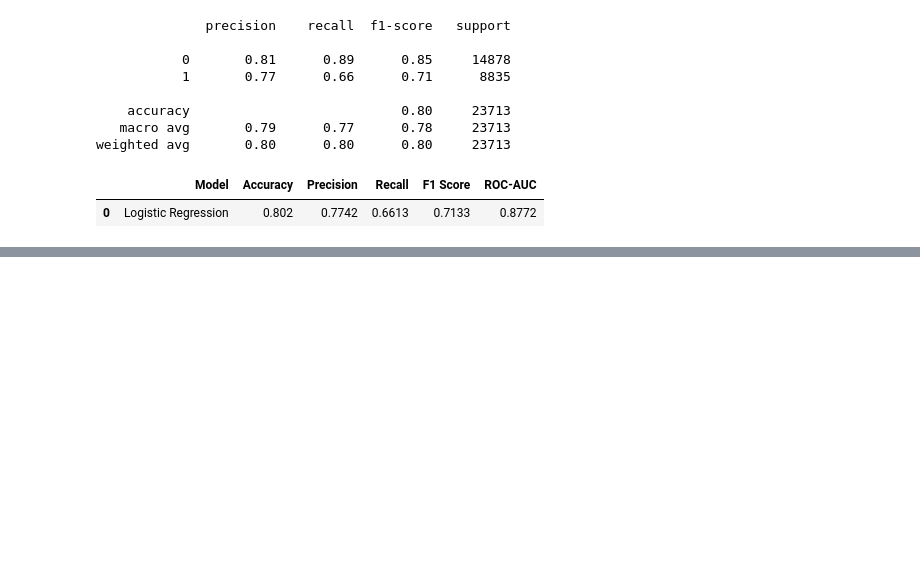
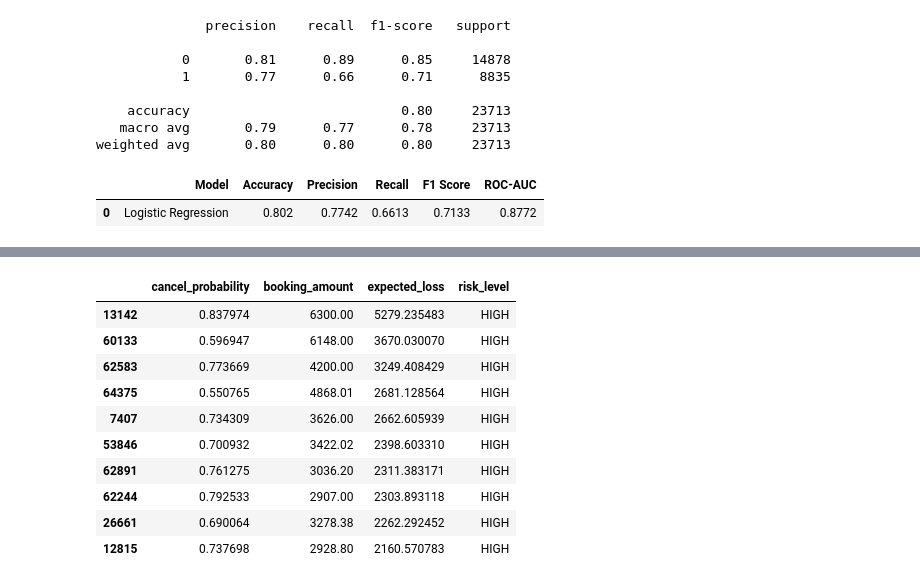
Before and after one commit to mseon94/Machine-Learning-PRJ, a Jupyter notebook: hotel_ml.ipynb, the cells around one changed output, grey strips where cells are left out. Cells and saved outputs as stored; diff of their text form; code cells hidden in the pictures; blank space fills up the shorter version.

```diff
--- a/hotel_ml.ipynb
+++ b/hotel_ml.ipynb
@@ -609,0 +1180,37 @@ model_results.to_csv(
+# %%
+q50 = val_result["expected_loss"].quantile(0.50)
+q75 = val_result["expected_loss"].quantile(0.75)
+
+def risk_level(loss):
+    if loss >= q75:
+        return "HIGH"
+    elif loss >= q50:
+        return "MEDIUM"
+    else:
+        return "LOW"
+
+val_result["risk_level"] = val_result["expected_loss"].apply(risk_level)
+# %%
+val_result[
+    [
+        "cancel_probability",
+        "booking_amount",
+        "expected_loss",
+        "risk_level"
+    ]
+].sort_values(
+    "expected_loss",
+    ascending=False
+).head(10)
+# %% [output]
+|  | cancel_probability | booking_amount | expected_loss | risk_level |
+| 13142 | 0.837974 | 6300.00 | 5279.235483 | HIGH |
+| 60133 | 0.596947 | 6148.00 | 3670.030070 | HIGH |
+| 62583 | 0.773669 | 4200.00 | 3249.408429 | HIGH |
+| 64375 | 0.550765 | 4868.01 | 2681.128564 | HIGH |
+| 7407 | 0.734309 | 3626.00 | 2662.605939 | HIGH |
+| 53846 | 0.700932 | 3422.02 | 2398.603310 | HIGH |
+| 62891 | 0.761275 | 3036.20 | 2311.383171 | HIGH |
+| 62244 | 0.792533 | 2907.00 | 2303.893118 | HIGH |
+| 26661 | 0.690064 | 3278.38 | 2262.292452 | HIGH |
+| 12815 | 0.737698 | 2928.80 | 2160.570783 | HIGH |
```
Also changed, not shown: parts of 44 cells of this notebook, 3 other files.
